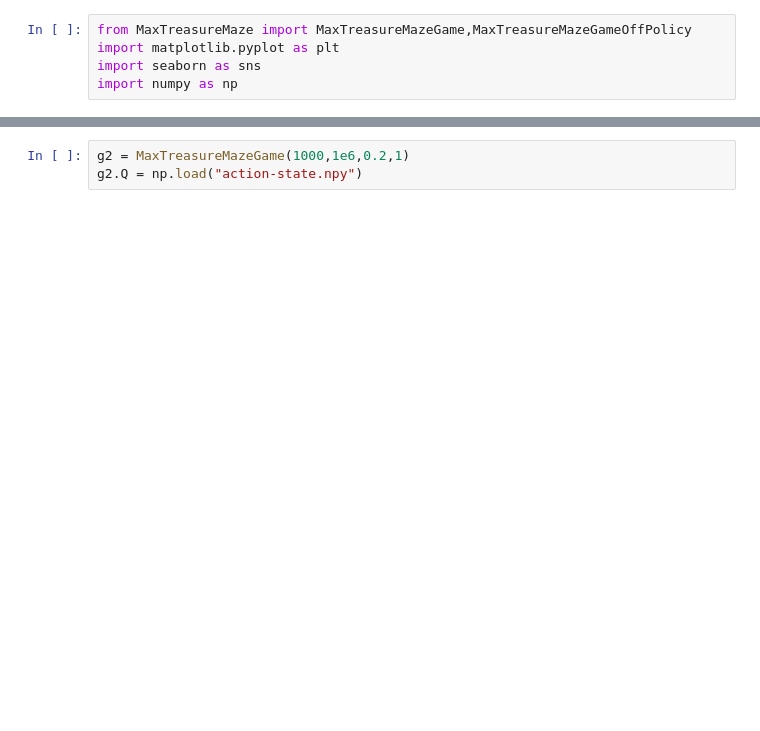
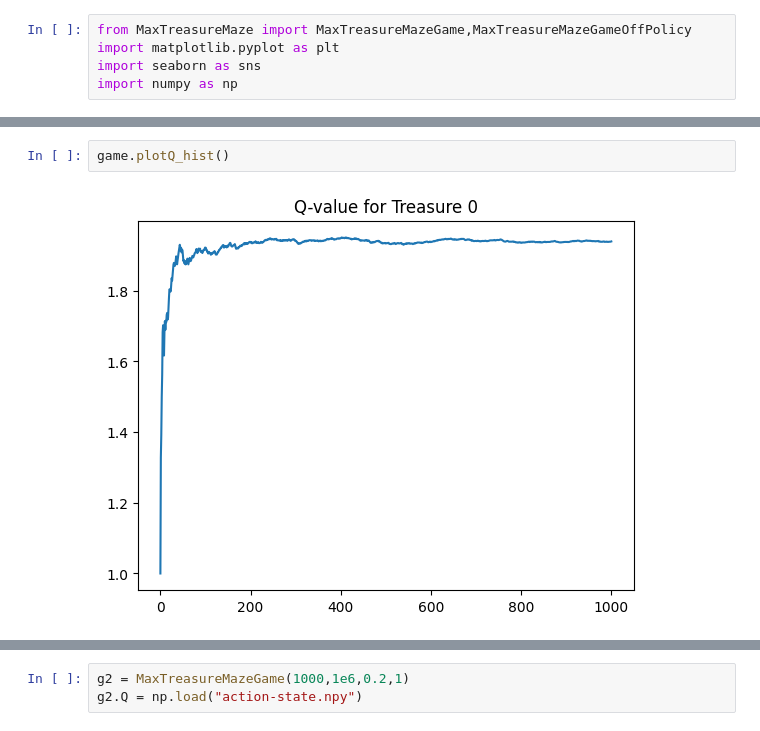
Before and after one commit to devgala/RL-Assignment1, a Jupyter notebook: MonteCarloRL.ipynb, the cells around one changed output, grey strips where cells are left out. Saved outputs shown, nothing was run; the diff lists cells and outputs as text; blank space fills up the shorter version.

```diff
--- a/MonteCarloRL.ipynb
+++ b/MonteCarloRL.ipynb
@@ -12,2 +10,6 @@ OverflowError: int too big to convert
+# %%
+game.plotQ_hist()
+# %% [output]
+[figure, added]
 # %%
 heat_maps = game.create_heat_map()
```
Also changed, not shown: parts of 13 cells of this notebook, 1 other file.
